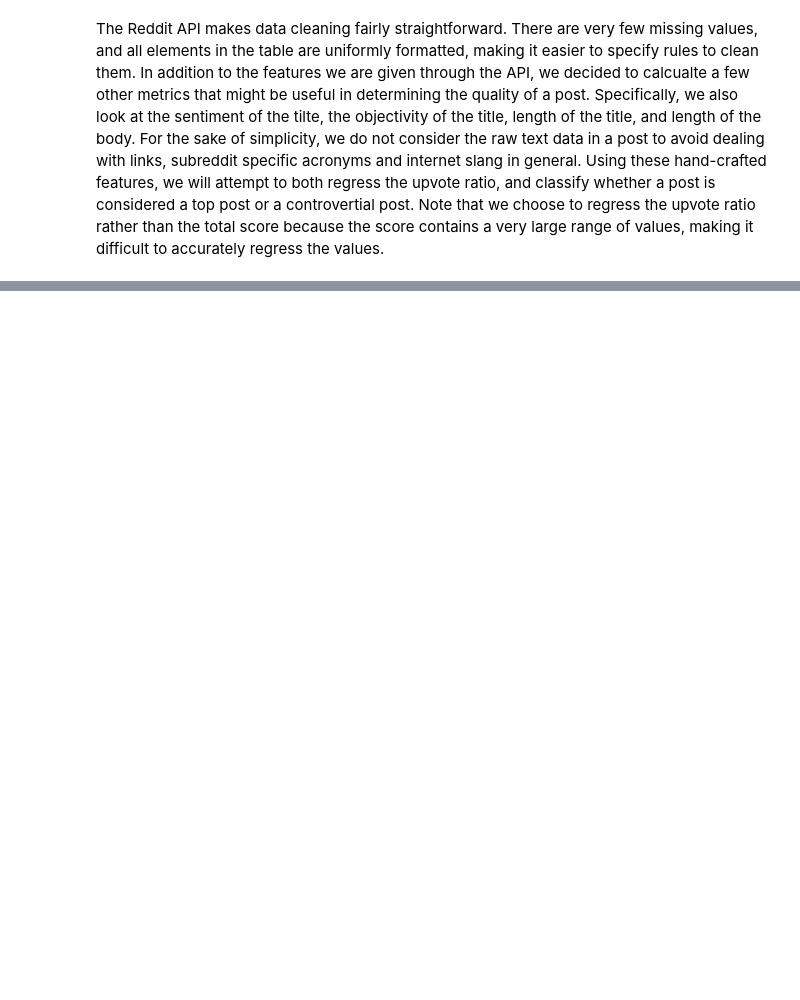
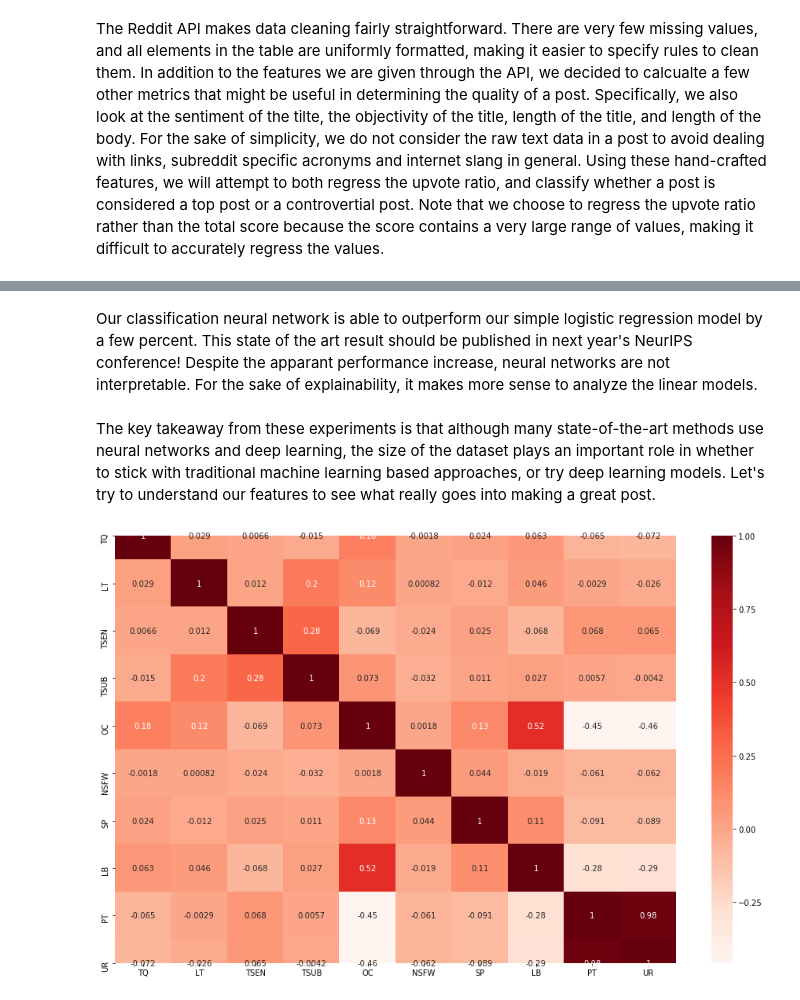
Before and after one commit to neeharperi/RedditDataScience, a Jupyter notebook: AnalyzeReddit.ipynb, the cells around one changed output, grey strips where cells are left out. Saved outputs shown, nothing was run; the diff lists cells and outputs as text; code cells hidden in the pictures; blank space fills up the shorter version.

```diff
--- a/AnalyzeReddit.ipynb
+++ b/AnalyzeReddit.ipynb
@@ -460 +451,33 @@ plt.clf()
 <Figure size 432x288 with 0 Axes>
+# %% [markdown]
+Our classification neural network is able to outperform our simple logistic regression model by a few percent. This state of the art result should be published in next year's NeurIPS conference! Despite the apparant performance increase, neural networks are not interpretable. For the sake of explainability, it makes more sense to analyze the linear models.
+# %% [markdown]
+The key takeaway from these experiments is that although many state-of-the-art methods use neural networks and deep learning, the size of the dataset plays an important role in whether to stick with traditional machine learning based approaches, or try deep learning models. Let's try to understand our features to see what really goes into making a great post.
+# %%
+numericalFeatureSelection = []
+
+for tableRow in dataSet.iterrows():
+    lenTitle = tableRow[1]["len_title"]
+    titleSentiment = tableRow[1]["title_sentiment"]
+    titleSubjectivity = tableRow[1]["title_subjectivity"]
+    titleQuestion  =tableRow[1]["title_question"]
+    originalContent = tableRow[1]["is_oc"]
+    nsfw = tableRow[1]["is_nsfw"]
+    spoiler = tableRow[1]["is_spoiler"]
+
+    lenBody = tableRow[1]["len_body"]
+
+    post_type = tableRow[1]["post_type"]
+    upvote_ratio = tableRow[1]["upvote_ratio"]
+
+    numericalFeatureSelection.append({"TQ": titleQuestion, "LT" : lenTitle, "TSEN" : titleSentiment, "TSUB" : titleSubjectivity,
+                                      "OC" : originalContent, "NSFW" : nsfw, "SP" : spoiler,
+                                      "LB" : lenBody, "PT" : post_type, "UR" : upvote_ratio})
+
+featureSelection = pd.DataFrame(numericalFeatureSelection)
+plt.figure(figsize=(16,10))
+pearsonCorrelation = featureSelection.corr() #Pearsons correlatin coeff.
+sns.heatmap(pearsonCorrelation, annot=True, cmap=plt.cm.Reds) # Seaborn makes nice plots
+plt.show()
+# %% [output]
+[figure, added]
```
Also changed, not shown: parts of 29 cells of this notebook.
